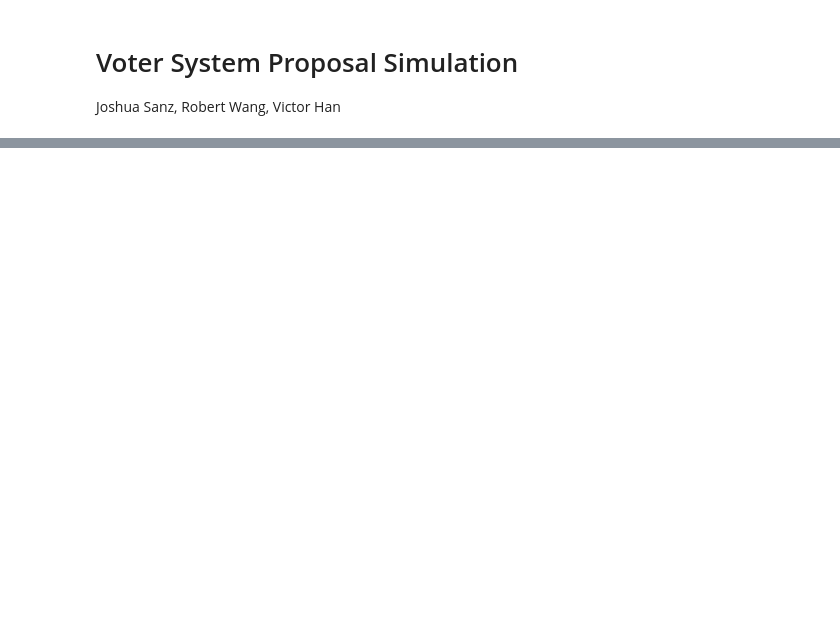
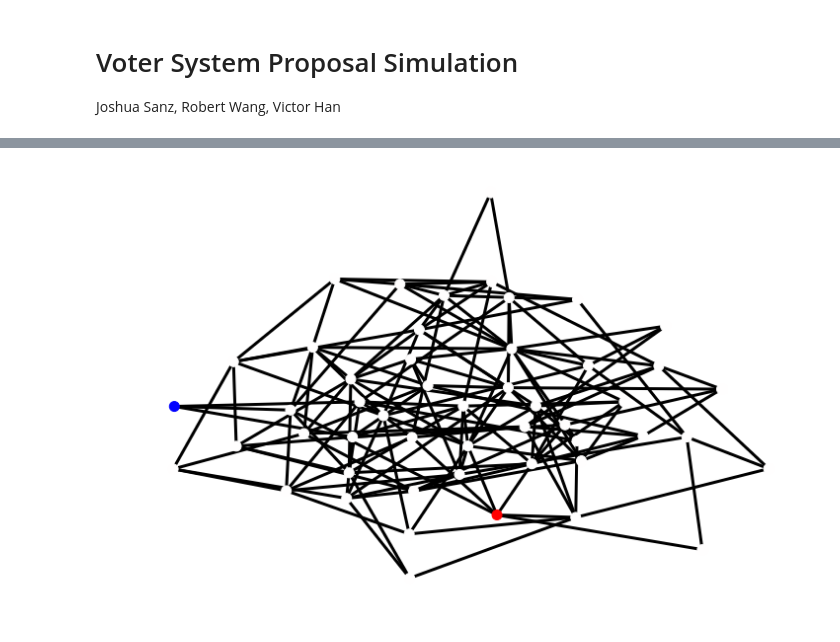
Before and after one commit to vhan95/EECS126_project, a Jupyter notebook: proposal.ipynb, the cells around one changed output, grey strips where cells are left out. Saved outputs shown, nothing was run; the diff lists cells and outputs as text; code cells hidden in the pictures; blank space fills up the shorter version.

```diff
--- a/proposal.ipynb
+++ b/proposal.ipynb
@@ -49,0 +43,5 @@ ValueError: num must be 1 <= num <= 0, not 1
+# %%
+vm.initialize('rand_pair')
+vm.draw()
+# %% [output]
+[figure, added]
```
Also changed, not shown: parts of 8 cells of this notebook, 1 other file.
